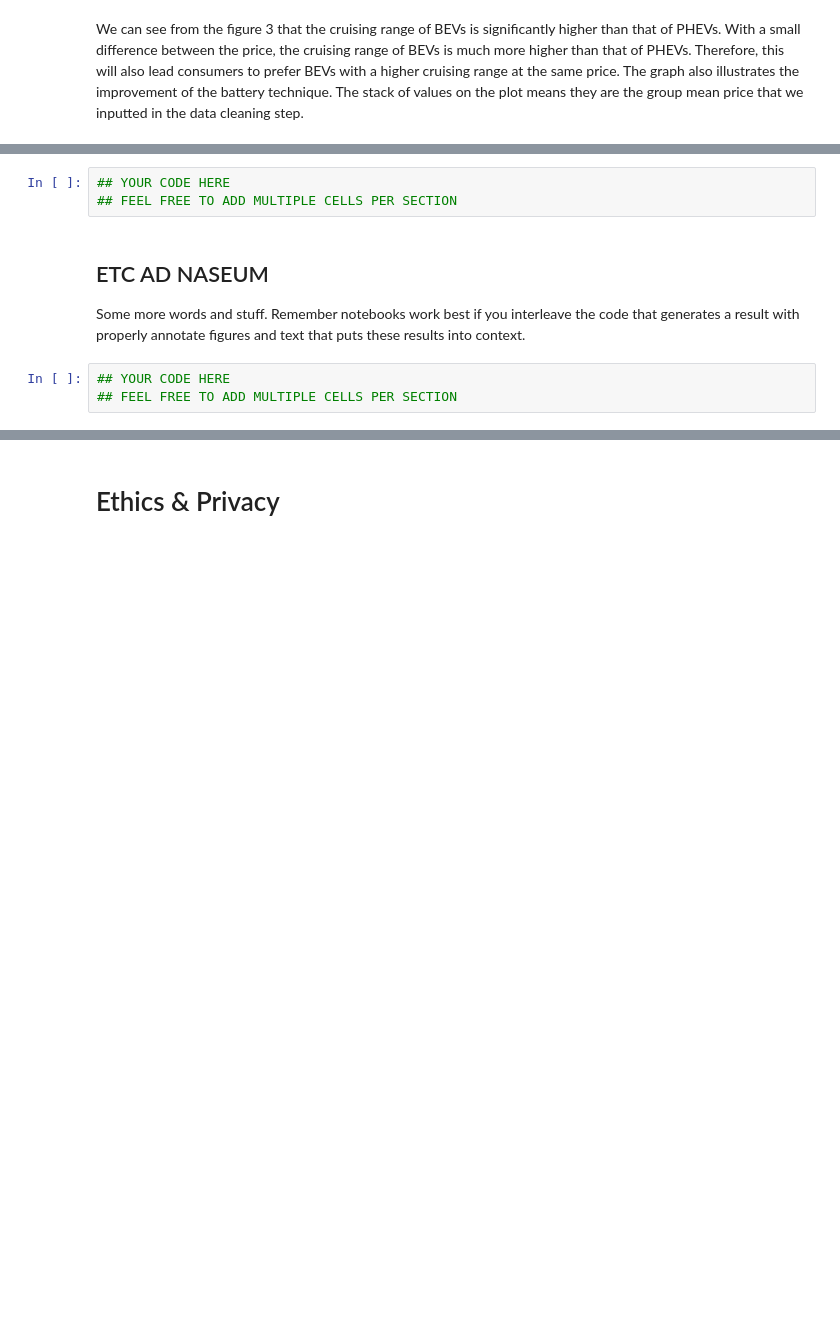
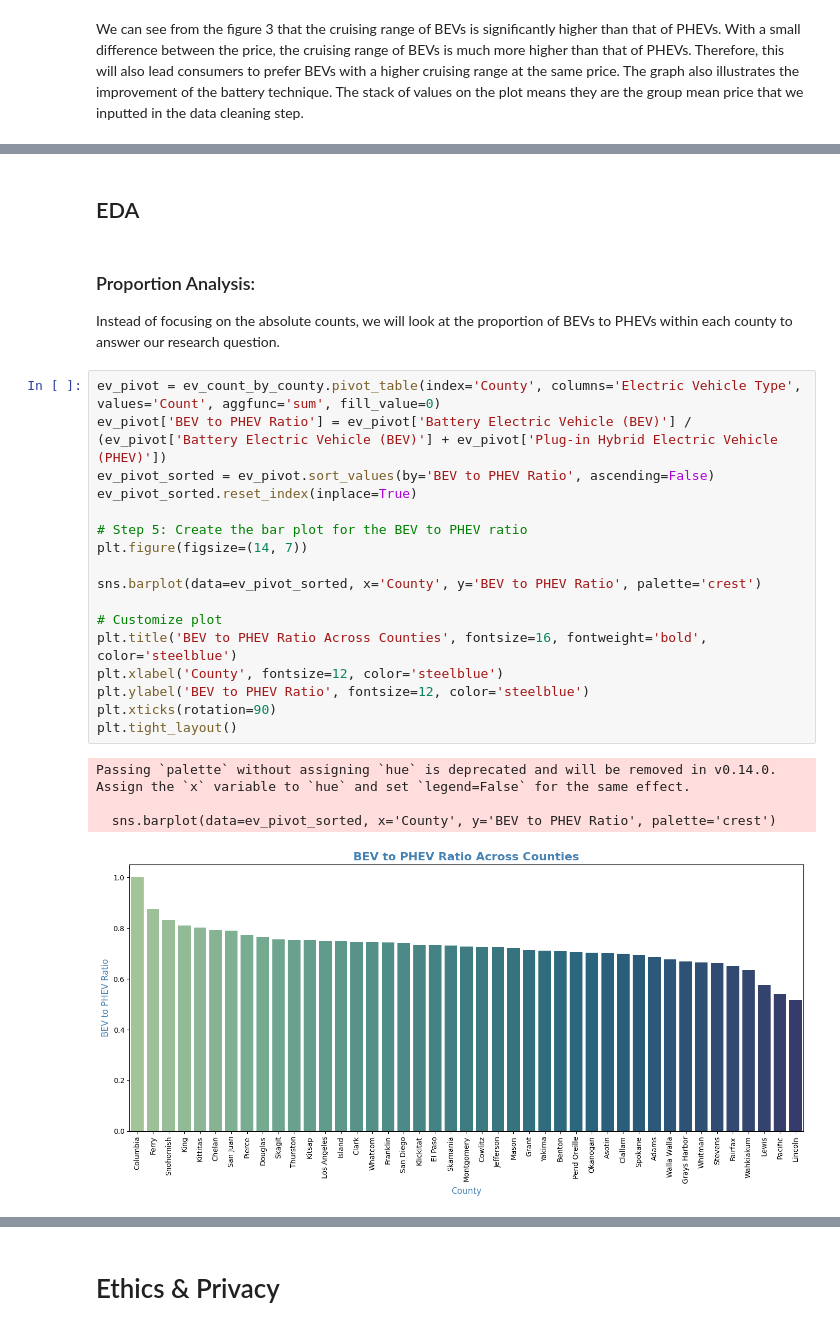
Before and after one commit to cecilia-lin/EV_Project, a Jupyter notebook: FinalProject_Group092-FA24.ipynb, the cells around one changed output, grey strips where cells are left out. Cells and saved outputs as stored; diff of their text form; blank space fills up the shorter version.

Commit message:
add analysis

```diff
--- a/FinalProject_Group092-FA24.ipynb
+++ b/FinalProject_Group092-FA24.ipynb
@@ -436,10 +425,28 @@ Some more words and stuff.  Remember notebooks work best if you interleave the c
-# %%
-## YOUR CODE HERE
-## FEEL FREE TO ADD MULTIPLE CELLS PER SECTION
-# %% [markdown]
-## ETC AD NASEUM
-
-Some more words and stuff.  Remember notebooks work best if you interleave the code that generates a result with properly annotate figures and text that puts these results into context.
-# %%
-## YOUR CODE HERE
-## FEEL FREE TO ADD MULTIPLE CELLS PER SECTION
+# %% [markdown]
+## EDA
+# %% [markdown]
+### Proportion Analysis:
+
+Instead of focusing on the absolute counts, we will look at the proportion of BEVs to PHEVs within each county to answer our research question.
+# %%
+ev_pivot = ev_count_by_county.pivot_table(index='County', columns='Electric Vehicle Type', values='Count', aggfunc='sum', fill_value=0)
+ev_pivot['BEV to PHEV Ratio'] = ev_pivot['Battery Electric Vehicle (BEV)'] / (ev_pivot['Battery Electric Vehicle (BEV)'] + ev_pivot['Plug-in Hybrid Electric Vehicle (PHEV)'])
+ev_pivot_sorted = ev_pivot.sort_values(by='BEV to PHEV Ratio', ascending=False)
+ev_pivot_sorted.reset_index(inplace=True)
+
+# Step 5: Create the bar plot for the BEV to PHEV ratio
+plt.figure(figsize=(14, 7))
+
+sns.barplot(data=ev_pivot_sorted, x='County', y='BEV to PHEV Ratio', palette='crest')
+
+# Customize plot
+plt.title('BEV to PHEV Ratio Across Counties', fontsize=16, fontweight='bold', color='steelblue')
+plt.xlabel('County', fontsize=12, color='steelblue')
+plt.ylabel('BEV to PHEV Ratio', fontsize=12, color='steelblue')
+plt.xticks(rotation=90)
+plt.tight_layout()
+# %% [output]
+Passing `palette` without assigning `hue` is deprecated and will be removed in v0.14.0. Assign the `x` variable to `hue` and set `legend=False` for the same effect.
+
+  sns.barplot(data=ev_pivot_sorted, x='County', y='BEV to PHEV Ratio', palette='crest')
+[figure, added]
```
Also changed, not shown: parts of 20 cells of this notebook.
